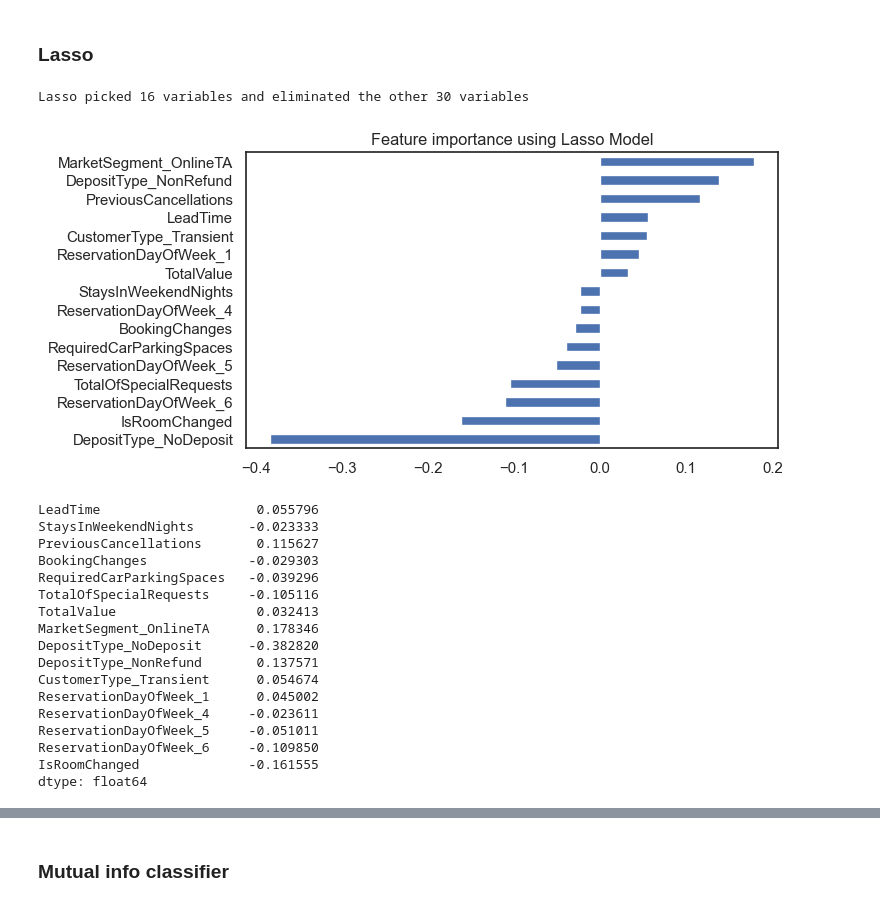
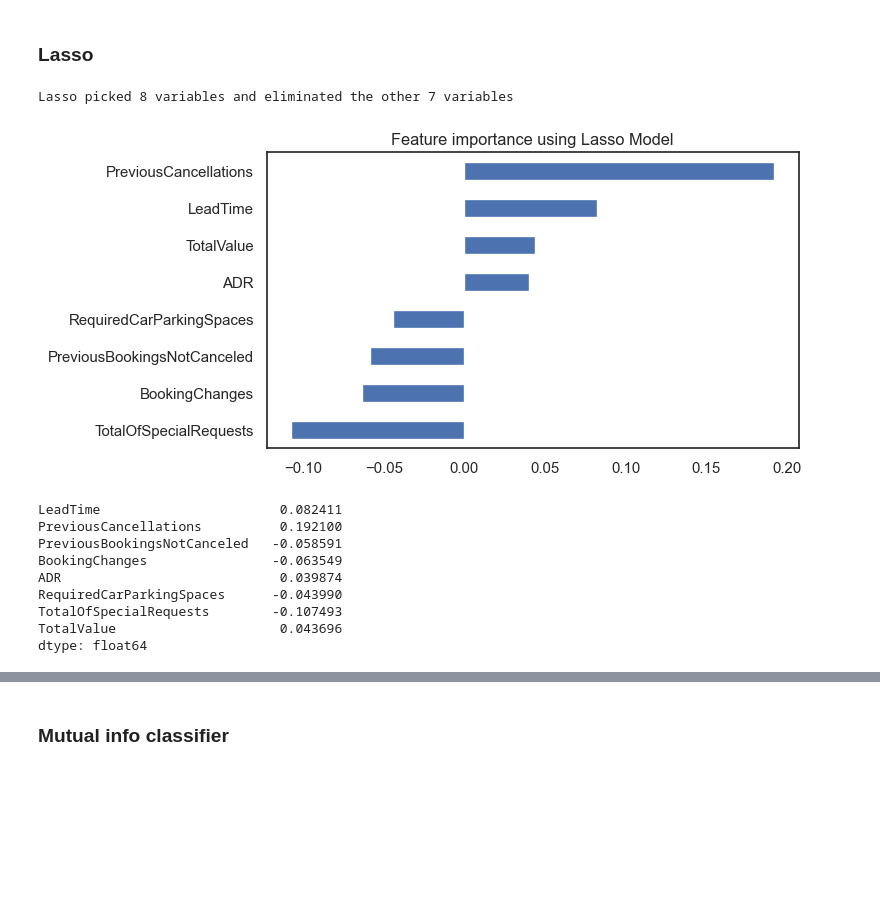
Before and after one commit to alderaemanuele/Business-Cases, a Jupyter notebook: BC2/BC2.ipynb, the cells around one changed output, grey strips where cells are left out. Saved outputs shown, nothing was run; the diff lists cells and outputs as text; code cells hidden in the pictures; blank space fills up the shorter version.

```diff
--- a/BC2/BC2.ipynb
+++ b/BC2/BC2.ipynb
@@ -274,7 +277,7 @@ data[numeric_features]
 # %%
 # metric_features is a subset of numeric_features
 
-to_discard = ["ArrivalDateYear", "ArrivalDateDayOfMonth", "IsRepeatedGuest", "IsCanceled", "IsRoomChanged"]
+to_discard = ["ArrivalDateYear", "ArrivalDateDayOfMonth", "IsRepeatedGuest", "IsCanceled", "IsRoomChanged","ArrivalDateWeekNumber"]
 
 metric_features = numeric_features.copy()
 for feat in to_discard:
@@ -853,0 +913,6 @@ df = data_out_rem.copy()
+# %%
+le = preprocessing.LabelEncoder()
+
+for i in categorical_features:
+    le.fit(df_train[i])
+    df_train[i] = le.transform(df_train[i])
@@ -923,18 +1029,18 @@ df_ohc
 # %%
-#TO AVOID ENCODING COMMENT THIS WHOLE CELL
+# #TO AVOID ENCODING COMMENT THIS WHOLE CELL
 
-#Adding encoded features to metric and removing from categorical
-for feat in to_encode:
-    categorical_features.remove(feat)
+# #Adding encoded features to metric and removing from categorical
+# for feat in to_encode:
+#     categorical_features.remove(feat)
 
-encoded_feat = []
+# encoded_feat = []
 
-#Taking out empty spaces for columns names
-for feat in ohc_df.columns:
-    feat2 = feat.replace(" ", "")
-    encoded_feat.append(feat2)
-    df_ohc.rename(columns = {feat:feat2}, inplace = True)
+# #Taking out empty spaces for columns names
+# for feat in ohc_df.columns:
+#     feat2 = feat.replace(" ", "")
+#     encoded_feat.append(feat2)
+#     df_ohc.rename(columns = {feat:feat2}, inplace = True)
 
-metric_features.extend(encoded_feat)
+# metric_features.extend(encoded_feat)
 
-df = df_ohc.copy()
+# df = df_ohc.copy()
@@ -959,6 +1046,0 @@ df
-# %%
-df_train = df.copy()
-df_train.drop("IsCanceled", axis = 1, inplace = True)
-df_train.drop("ReservationStatusDate", axis = 1, inplace = True)
-target = df["IsCanceled"]
-reservation_date = df["ReservationStatusDate"]
@@ -1012,32 +1096,24 @@ def plot_importance(coef,name):
 # %%
 #setting a threshold for the min value a coefficient must have to be picked in feature selection
 
 threshold = 0.02
 reg = LassoCV()
-reg.fit(df_train, target)
-coef = pd.Series(reg.coef_, index = df_train.columns)
+reg.fit(df_train[metric_features], target)
+coef = pd.Series(reg.coef_, index = df_train[metric_features].columns)
 print("Lasso picked " + str(sum(abs(coef)>threshold)) + " variables and eliminated the other " +  str(sum(abs(coef)<=threshold)) + " variables")
 coef.sort_values()
 plot_importance(coef[abs(coef)>threshold],'Lasso')
 bf_lasso = coef[abs(coef)>threshold].index
 coef[abs(coef)>threshold]
 # %% [output]
-Lasso picked 16 variables and eliminated the other 30 variables
+Lasso picked 8 variables and eliminated the other 7 variables
-[figure, old version]
+[figure, new version]
-LeadTime                    0.055796
-StaysInWeekendNights       -0.023333
-PreviousCancellations       0.115627
-BookingChanges             -0.029303
-RequiredCarParkingSpaces   -0.039296
-TotalOfSpecialRequests     -0.105116
-TotalValue                  0.032413
-MarketSegment_OnlineTA      0.178346
-DepositType_NoDeposit      -0.382820
-DepositType_NonRefund       0.137571
-CustomerType_Transient      0.054674
-ReservationDayOfWeek_1      0.045002
-ReservationDayOfWeek_4     -0.023611
-ReservationDayOfWeek_5     -0.051011
-ReservationDayOfWeek_6     -0.109850
-IsRoomChanged              -0.161555
+LeadTime                       0.082411
+PreviousCancellations          0.192100
+PreviousBookingsNotCanceled   -0.058591
+BookingChanges                -0.063549
+ADR                            0.039874
+RequiredCarParkingSpaces      -0.043990
+TotalOfSpecialRequests        -0.107493
+TotalValue                     0.043696
 dtype: float64
```
Also changed, not shown: parts of 60 cells of this notebook, 1 other file.
